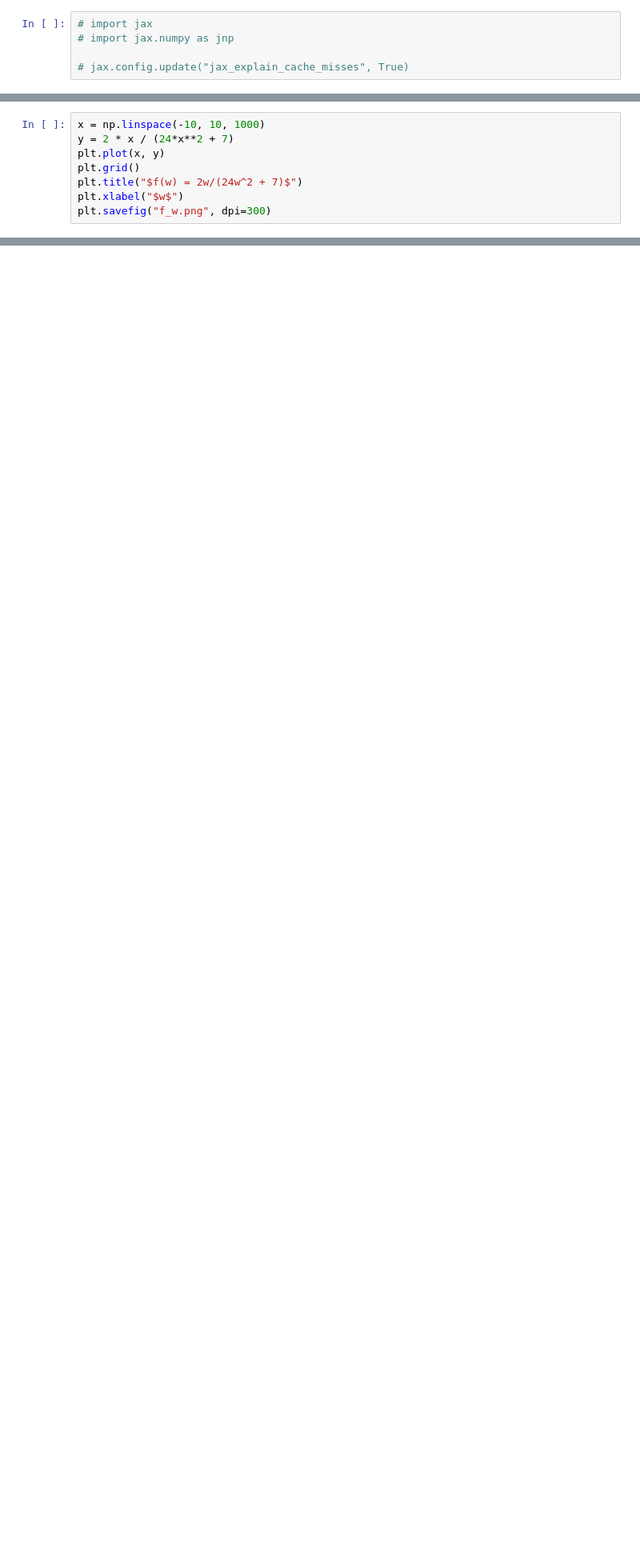
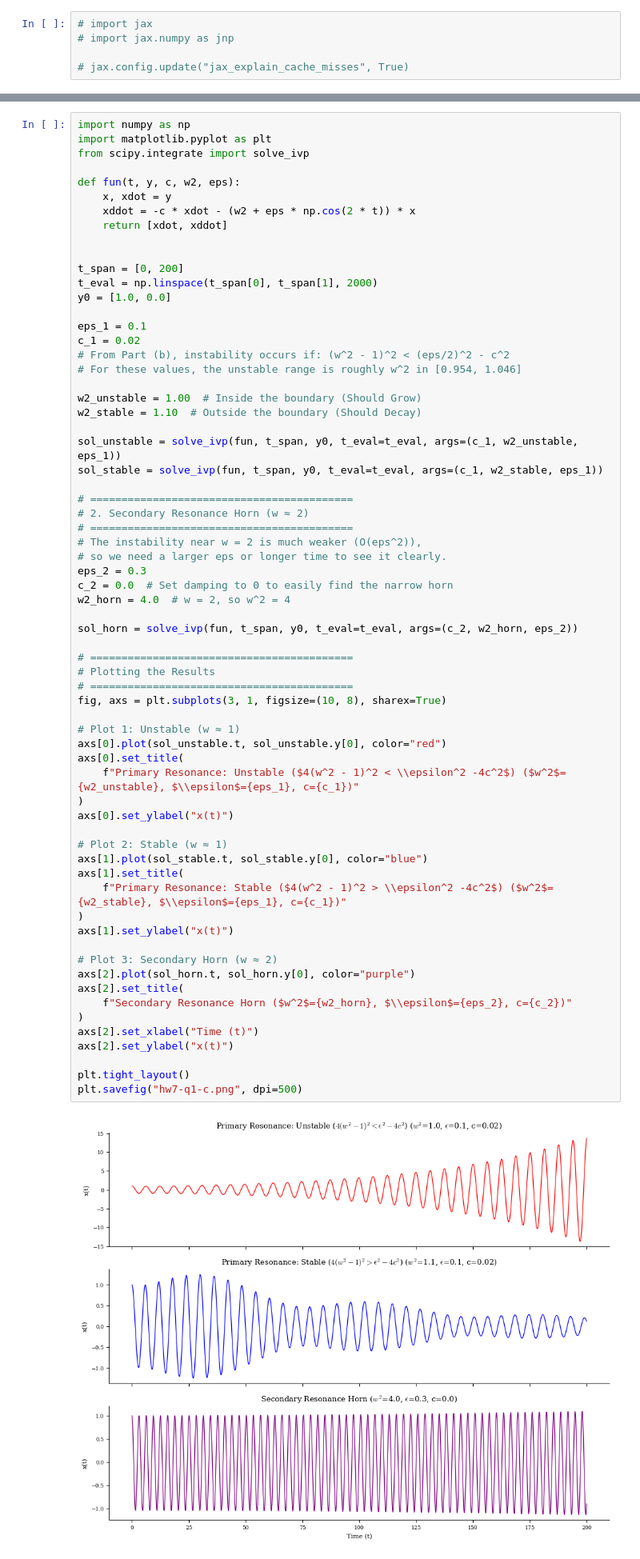
Before and after one commit to YigitElma/DEBUG-DESC, a Jupyter notebook: test-notebook.ipynb, the cells around one changed output, grey strips where cells are left out. Shown at 80% size. Cells and saved outputs as stored; diff of their text form; blank space fills up the shorter version.

```diff
--- a/test-notebook.ipynb
+++ b/test-notebook.ipynb
@@ -86,8 +85,0 @@ Using device: CPU, with 19.67 GB available memory.
-# %%
-x = np.linspace(-10, 10, 1000)
-y = 2 * x / (24*x**2 + 7)
-plt.plot(x, y)
-plt.grid()
-plt.title("$f(w) = 2w/(24w^2 + 7)$")
-plt.xlabel("$w$")
-plt.savefig("f_w.png", dpi=300)
@@ -116,0 +86,68 @@ array([[ 8. , -9. ],
+# %%
+import numpy as np
+import matplotlib.pyplot as plt
+from scipy.integrate import solve_ivp
+
+def fun(t, y, c, w2, eps):
+    x, xdot = y
+    xddot = -c * xdot - (w2 + eps * np.cos(2 * t)) * x
+    return [xdot, xddot]
+
+
+t_span = [0, 200]
+t_eval = np.linspace(t_span[0], t_span[1], 2000)
+y0 = [1.0, 0.0]
+
+eps_1 = 0.1
+c_1 = 0.02
+# From Part (b), instability occurs if: (w^2 - 1)^2 < (eps/2)^2 - c^2
+# For these values, the unstable range is roughly w^2 in [0.954, 1.046]
+
+w2_unstable = 1.00  # Inside the boundary (Should Grow)
+w2_stable = 1.10  # Outside the boundary (Should Decay)
+
+sol_unstable = solve_ivp(fun, t_span, y0, t_eval=t_eval, args=(c_1, w2_unstable, eps_1))
+sol_stable = solve_ivp(fun, t_span, y0, t_eval=t_eval, args=(c_1, w2_stable, eps_1))
+
+# ==========================================
+# 2. Secondary Resonance Horn (w ≈ 2)
+# ==========================================
+# The instability near w = 2 is much weaker (O(eps^2)),
+# so we need a larger eps or longer time to see it clearly.
+eps_2 = 0.3
+c_2 = 0.0  # Set damping to 0 to easily find the narrow horn
+w2_horn = 4.0  # w = 2, so w^2 = 4
+
+sol_horn = solve_ivp(fun, t_span, y0, t_eval=t_eval, args=(c_2, w2_horn, eps_2))
+
+# ==========================================
+# Plotting the Results
+# ==========================================
+fig, axs = plt.subplots(3, 1, figsize=(10, 8), sharex=True)
+
+# Plot 1: Unstable (w ≈ 1)
+axs[0].plot(sol_unstable.t, sol_unstable.y[0], color="red")
+axs[0].set_title(
+    f"Primary Resonance: Unstable ($4(w^2 - 1)^2 < \\epsilon^2 -4c^2$) ($w^2$={w2_unstable}, $\\epsilon$={eps_1}, c={c_1})"
+)
+axs[0].set_ylabel("x(t)")
+
+# Plot 2: Stable (w ≈ 1)
+axs[1].plot(sol_stable.t, sol_stable.y[0], color="blue")
+axs[1].set_title(
+    f"Primary Resonance: Stable ($4(w^2 - 1)^2 > \\epsilon^2 -4c^2$) ($w^2$={w2_stable}, $\\epsilon$={eps_1}, c={c_1})"
+)
+axs[1].set_ylabel("x(t)")
+
+# Plot 3: Secondary Horn (w ≈ 2)
+axs[2].plot(sol_horn.t, sol_horn.y[0], color="purple")
+axs[2].set_title(
+    f"Secondary Resonance Horn ($w^2$={w2_horn}, $\\epsilon$={eps_2}, c={c_2})"
+)
+axs[2].set_xlabel("Time (t)")
+axs[2].set_ylabel("x(t)")
+
+plt.tight_layout()
+plt.savefig("hw7-q1-c.png", dpi=500)
+# %% [output]
+[figure, added]
```
Also changed, not shown: parts of 6 cells of this notebook, 24 other files.
